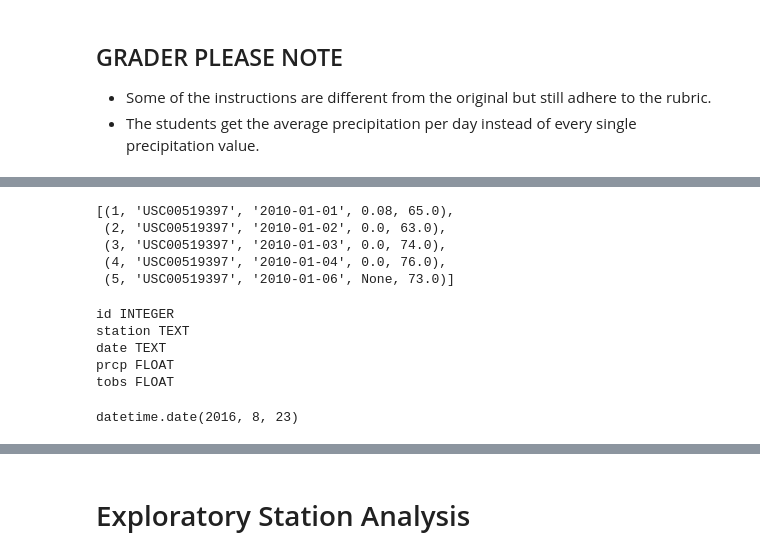
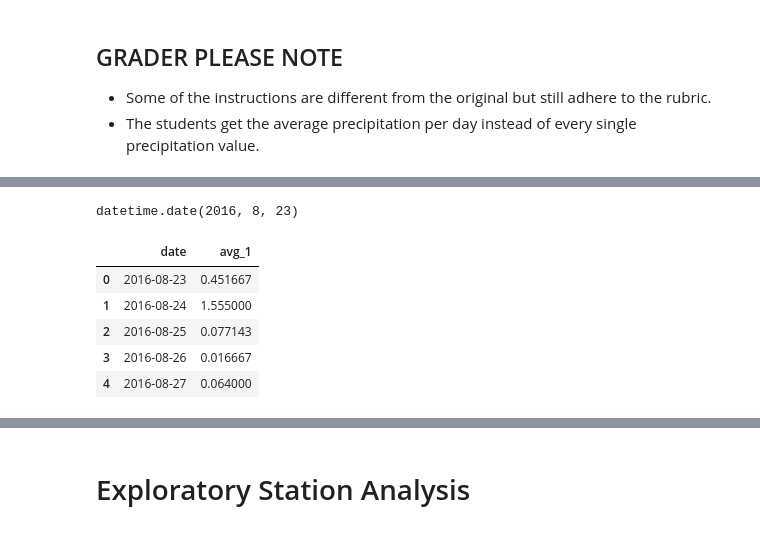
Before and after one commit to bay0624/sqlalchemy-challenge, a Jupyter notebook: climate.ipynb, the cells around one changed output, grey strips where cells are left out. Saved outputs shown, nothing was run; the diff lists cells and outputs as text; code cells hidden in the pictures.

```diff
--- a/climate.ipynb
+++ b/climate.ipynb
@@ -54,26 +62,7 @@ most_recent_date
 # %%
 # Using this date, find the average precipitation per day
-# for the preceding 12 months of data sorted by ascending date.
-engine.execute('SELECT * FROM measurement LIMIT 5').fetchall()
+# for the preceding 12 months (365 days) of data sorted by ascending date.
+months12_ago = dt.date(2017, 8, 23) - dt.timedelta(days=365)
+months12_ago
 # %% [output]
-[(1, 'USC00519397', '2010-01-01', 0.08, 65.0),
- (2, 'USC00519397', '2010-01-02', 0.0, 63.0),
- (3, 'USC00519397', '2010-01-03', 0.0, 74.0),
- (4, 'USC00519397', '2010-01-04', 0.0, 76.0),
- (5, 'USC00519397', '2010-01-06', None, 73.0)]
+datetime.date(2016, 8, 23)
-# %%
-inspector = inspect(engine)
-columns = inspector.get_columns('measurement')
-for column in columns:
-    print(column['name'], column["type"])
-# %% [output]
-id INTEGER
-station TEXT
-date TEXT
-prcp FLOAT
-tobs FLOAT
-# %%
-months_ago = dt.date(2017, 8, 23) - dt.timedelta(days=365)
-months_ago
-# %% [output]
-datetime.date(2016, 8, 23)
@@ -84,4 +74,11 @@ prcp_avg = engine.execute("SELECT date, prcp FROM measurement WHERE date >= '201
 # %%
 # Convert your results into a pandas DataFrame with date as index.
-df_prcp = pd.DataFrame(prcp_avg)
-df_prcp1 = df_prcp.rename(columns={0:"Date", 1:"Precipitation"})
+prcp_daily = pd.read_sql(prcp_daily_avg.statement, prcp_daily_avg.session.bind)
+prcp_daily.head()
+# %% [output]
+|  | date | avg_1 |
+| 0 | 2016-08-23 | 0.451667 |
+| 1 | 2016-08-24 | 1.555000 |
+| 2 | 2016-08-25 | 0.077143 |
+| 3 | 2016-08-26 | 0.016667 |
+| 4 | 2016-08-27 | 0.064000 |
```
Also changed, not shown: parts of 18 cells of this notebook.
